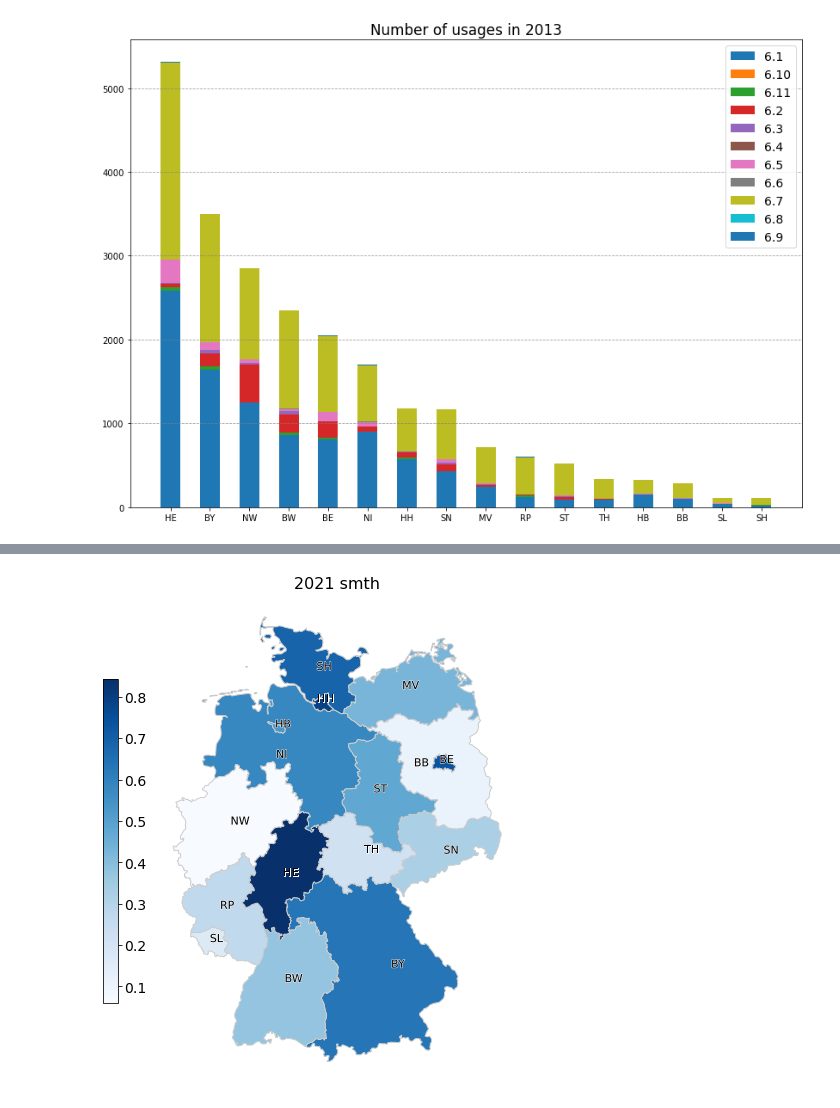
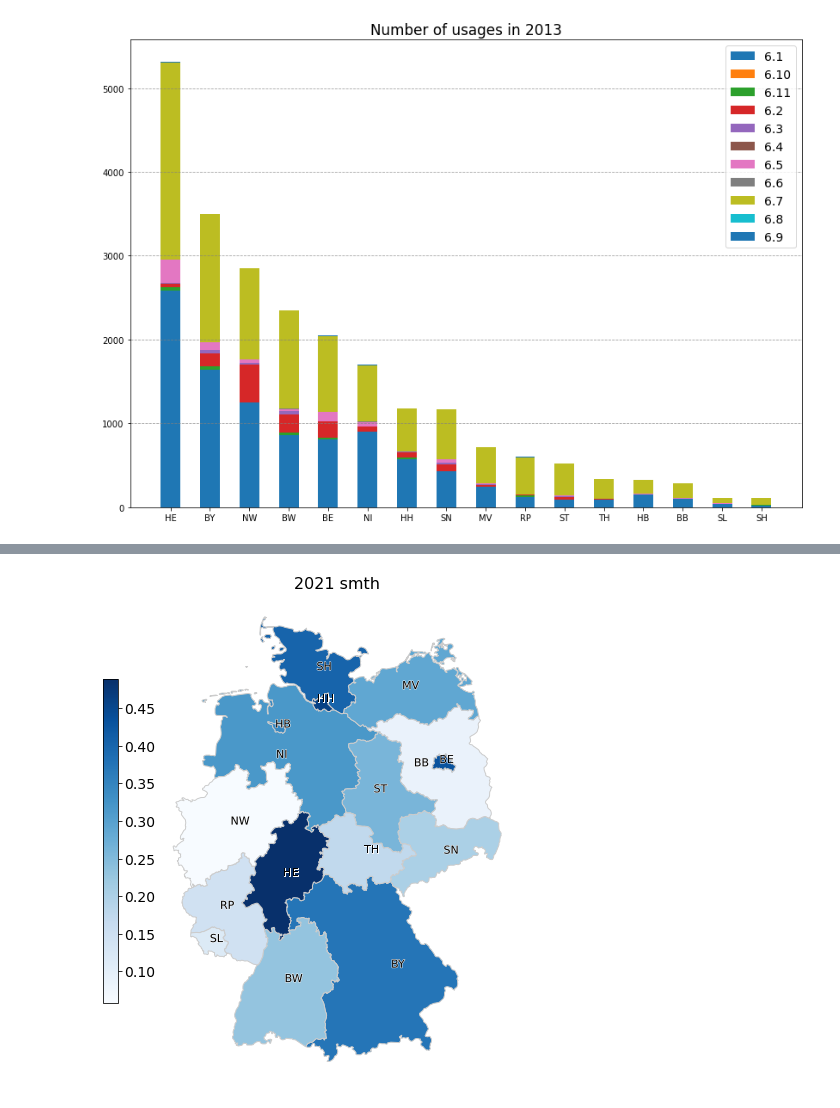
Before and after one commit to JakobUnterholzner/DataLiteracy, a Jupyter notebook: exp/exp_KA_01_plot_functions.ipynb, the cells around one changed output, grey strips where cells are left out. Saved outputs shown, nothing was run; the diff lists cells and outputs as text; code cells hidden in the pictures.

Commit message:
Data and exp_01 modified

```diff
--- a/exp/exp_KA_01_plot_functions.ipynb
+++ b/exp/exp_KA_01_plot_functions.ipynb
@@ -81,11 +81,11 @@ def data_to_geo(data_xl: dict, data_geo: pd.DataFrame, population_data: pd.DataF
     year -- year to prepare
     """
     data = data_xl[year + '_surveillance']
-    data_agg = data.query('paragraph in (3,6)').groupby('paragraph').sum().T.reset_index(drop=False)
-    data_agg.columns = ['state', 'cases_3', 'cases_6']
+    data_agg = data.query('paragraph in (4, 6)').groupby('paragraph').sum().T.reset_index(drop=False)
+    data_agg.columns = ['state', 'cases_4', 'cases_6']
     population_data = population_data[['state', year]].rename(columns={year: 'population'})
     geo_df_cases = geo_df.merge(data_agg, on = 'state').merge(population_data, on='state')
-    geo_df_cases['cases_3_per_1k'] = geo_df_cases.cases_3/geo_df_cases.population * 1000
+    geo_df_cases['cases_4_per_1k'] = geo_df_cases.cases_4/geo_df_cases.population * 1000
     geo_df_cases['cases_6_per_1k'] = geo_df_cases.cases_6/geo_df_cases.population * 1000
     return geo_df_cases
 
@@ -110,32 +110,32 @@ def plot_map(geo_df: pd.DataFrame, column: str, title: str = None, figname: str
     """
     cmap = 'Blues' # can use other like 'Reds'
     fig, ax = plt.subplots(1, figsize=(20, 9))
 
     ax = geo_df_cases.plot(column=column, ax=ax, edgecolor='0.8', linewidth=1, cmap=cmap)
     ax.set_title(title, fontdict={'fontsize': '16', 'fontweight': '3'})
 
     for idx, row in geo_df_cases.iterrows():
         x = row['coords'][0] - 0.1
         y = row['coords'][1]
         text = plt.annotate(
             text=f"{row['state']}",
             xy=(x,y),
             xytext= (x,y),
             fontsize=11,
             color='black',
         )
         text.set_path_effects([path_effects.Stroke(linewidth=1, foreground='white'),
                            path_effects.Normal()])
 
     ax.axis('off')
 
     vmin, vmax = geo_df_cases[column].min(), geo_df_cases[column].max()
     sm = plt.cm.ScalarMappable(norm=plt.Normalize(vmin=vmin, vmax=vmax), cmap=cmap)
     cbaxes = fig.add_axes([0.35, 0.25, 0.01, 0.5])
     cbar = fig.colorbar(sm, cax=cbaxes)
     if figname:
         plt.savefig(figname, dpi=400)
 
-plot_map(geo_df_cases, 'cases_6_per_1k', '2021 smth')
+plot_map(geo_df_cases, 'cases_4_per_1k', '2021 smth')
 # %% [output]
-[figure, old version]
+[figure, new version]
```
Also changed, not shown: parts of 2 cells of this notebook, 1 other file.
